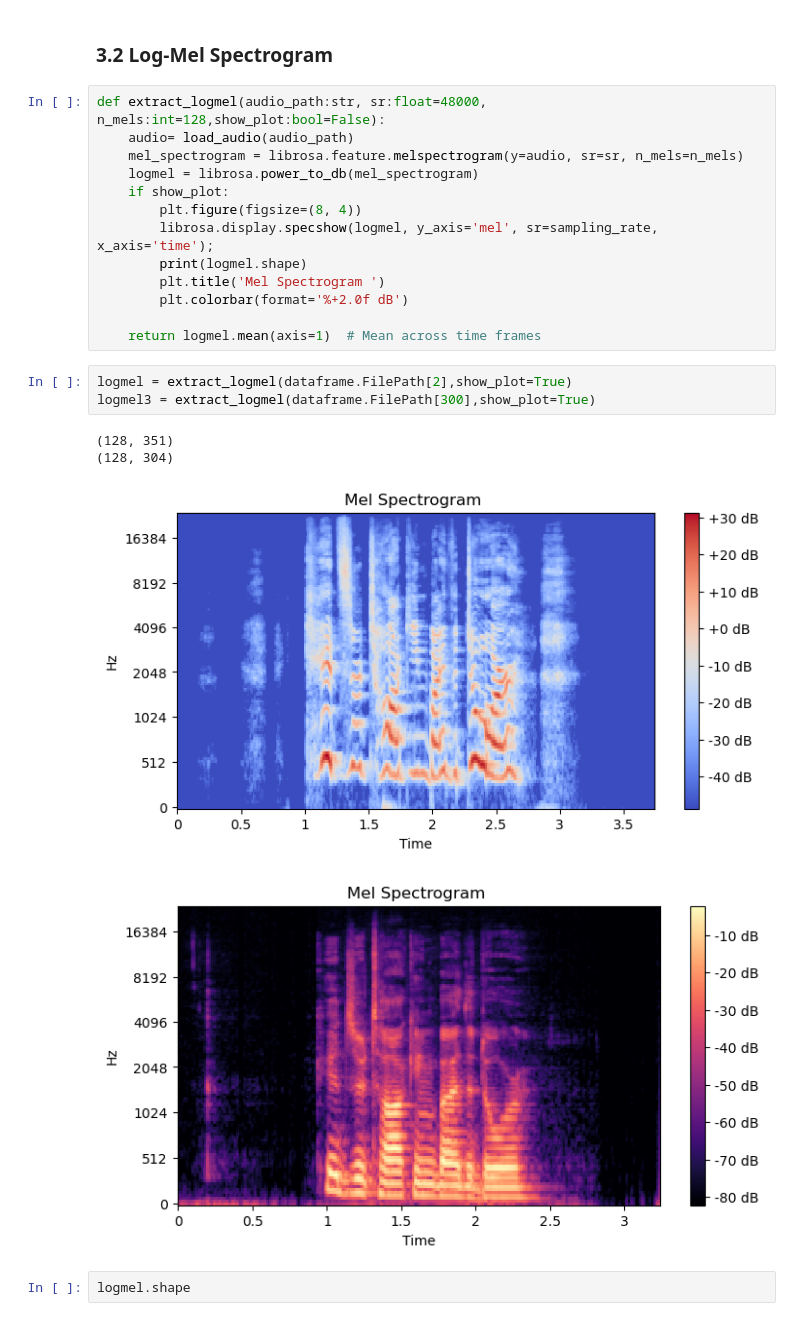
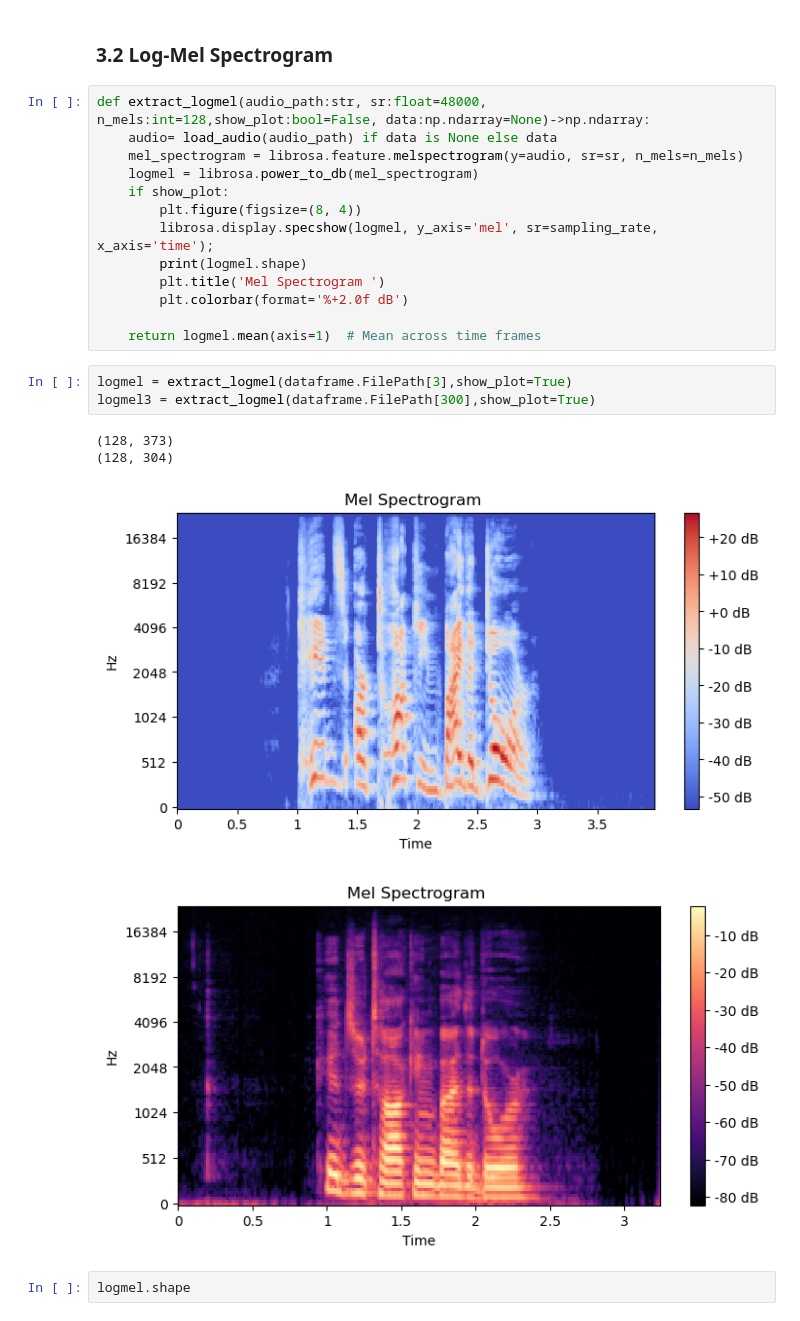
Before and after one commit to EmadBahreini/Audio-Emotion-Recognition, a Jupyter notebook: main.ipynb, the cells around one changed output. Drawn from its saved outputs; the diff is of its cells as text.

```diff
--- a/main.ipynb
+++ b/main.ipynb
@@ -149,8 +201,8 @@ plt.show()
 # %% [markdown]
 ### 3.2 Log-Mel Spectrogram
 # %%
-def extract_logmel(audio_path:str, sr:float=48000, n_mels:int=128,show_plot:bool=False):
-    audio= load_audio(audio_path)
+def extract_logmel(audio_path:str, sr:float=48000, n_mels:int=128,show_plot:bool=False, data:np.ndarray=None)->np.ndarray:
+    audio= load_audio(audio_path) if data is None else data
     mel_spectrogram = librosa.feature.melspectrogram(y=audio, sr=sr, n_mels=n_mels)
     logmel = librosa.power_to_db(mel_spectrogram)
     if show_plot:
@@ -162,12 +214,12 @@ def extract_logmel(audio_path:str, sr:float=48000, n_mels:int=128,show_plot:bool
 
     return logmel.mean(axis=1)  # Mean across time frames
 # %%
-logmel = extract_logmel(dataframe.FilePath[2],show_plot=True)
+logmel = extract_logmel(dataframe.FilePath[3],show_plot=True)
 logmel3 = extract_logmel(dataframe.FilePath[300],show_plot=True)
 # %% [output]
-(128, 351)
+(128, 373)
 (128, 304)
-[figure, old version]
+[figure, new version]
 [figure]
 # %%
 logmel.shape
```
Also changed, not shown: parts of 65 cells of this notebook, 19 other files.
